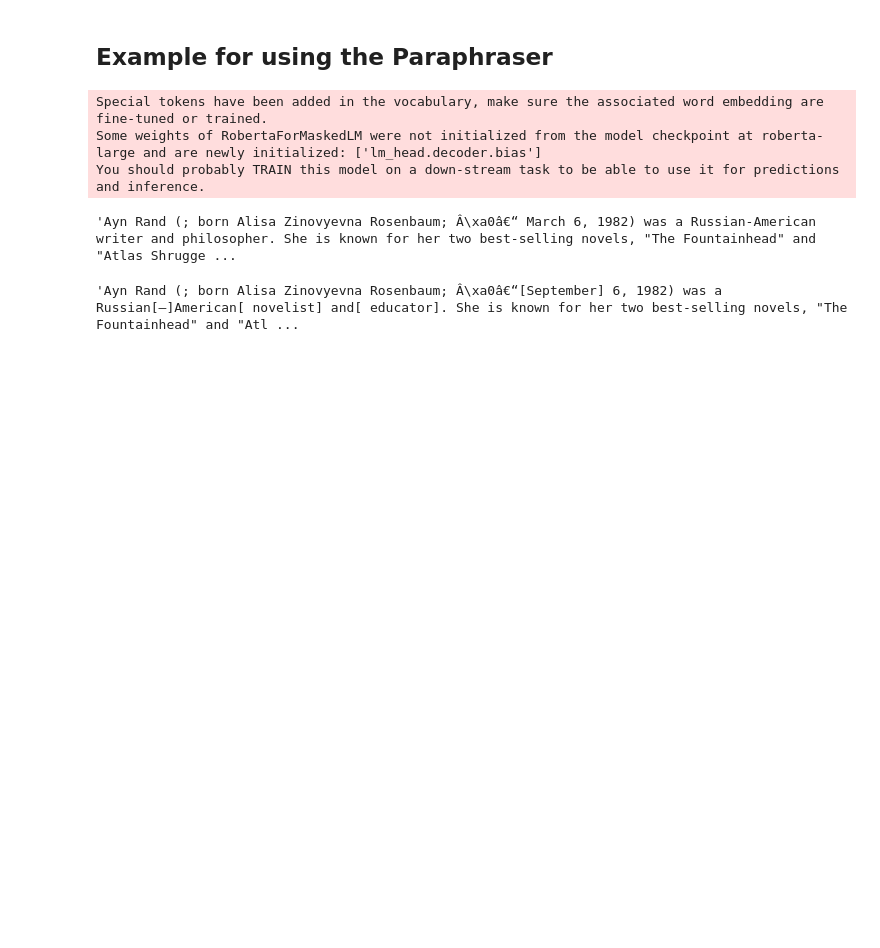
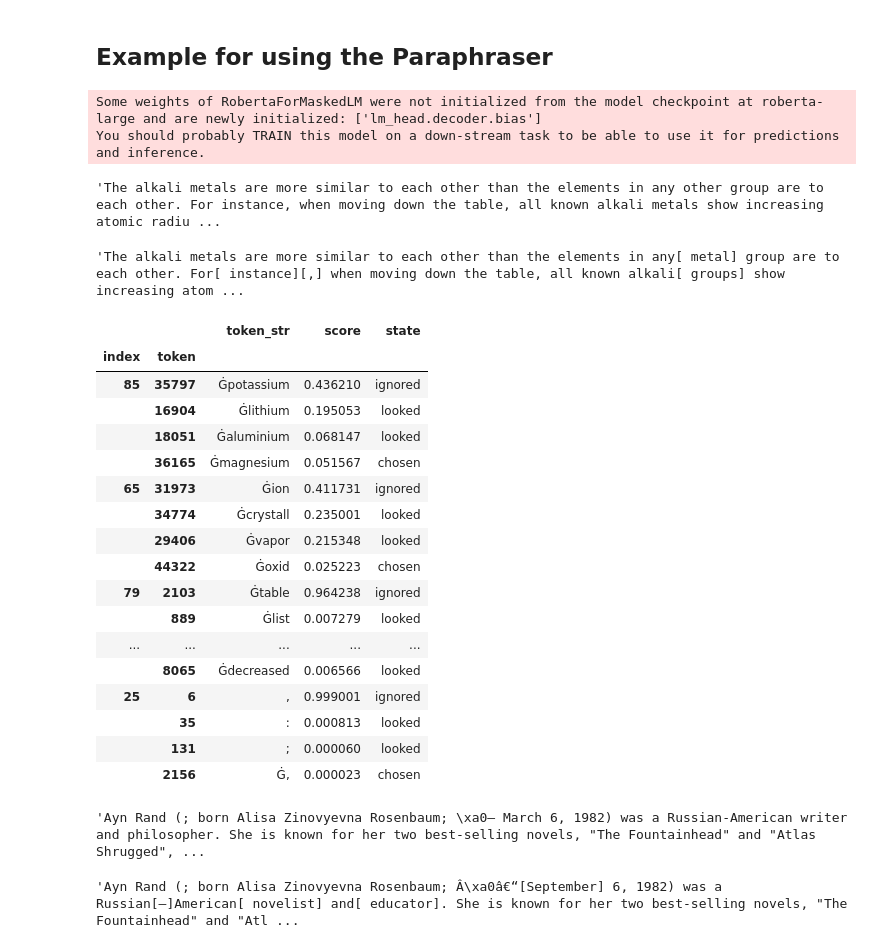
Before and after one commit to Thomas-Gottwald/Paraphraser, a Jupyter notebook: RoBERTa/paraphrase_notebook.ipynb, the cells around one changed output. Cells and saved outputs as stored; diff of their text form; code cells hidden in the pictures; blank space fills up the shorter version.

```diff
--- a/RoBERTa/paraphrase_notebook.ipynb
+++ b/RoBERTa/paraphrase_notebook.ipynb
@@ -9,20 +9,53 @@ from transformers import AutoTokenizer, AutoModelForMaskedLM
 tokenizer = AutoTokenizer.from_pretrained("roberta-large")
 model = AutoModelForMaskedLM.from_pretrained("roberta-large")
 model.resize_token_embeddings(len(tokenizer))
-unmasker = FillMaskPipeline(model=model, tokenizer=tokenizer, use_fast=True, device=-1)
+unmasker = FillMaskPipeline(model=model, tokenizer=tokenizer, device=0)
 # unmasker = pipeline('fill-mask', model='roberta-large')
 paraphraser = ppipe.ParaphrasePipeline(unmasker)
 # %% [output]
-Special tokens have been added in the vocabulary, make sure the associated word embedding are fine-tuned or trained.
 Some weights of RobertaForMaskedLM were not initialized from the model checkpoint at roberta-large and are newly initialized: ['lm_head.decoder.bias']
 You should probably TRAIN this model on a down-stream task to be able to use it for predictions and inference.
+# %%
+filename = r"./../data/wikipedia/og/666-ORIG-31.txt"
+with open(filename) as file:
+    originalText = file.read()
+originalText
+# %% [output]
+'The alkali metals are more similar to each other than the elements in any other group are to each other. For instance, when moving down the table, all known alkali metals show increasing atomic radiu ...
+# %%
+spun_text, df = paraphraser.parapherase(originalText, mask=0.1, range_replace=(1, 4), mark_replace=True, return_df=True)
+# %%
+spun_text
+# %% [output]
+'The alkali metals are more similar to each other than the elements in any[ metal] group are to each other. For[ instance][,] when moving down the table, all known alkali[ groups] show increasing atom ...
+# %%
+df
+# %% [output]
+|  |  | token_str | score | state |
+| index | token |  |  |  |
+| 85 | 35797 | Ġpotassium | 0.436210 | ignored |
+|  | 16904 | Ġlithium | 0.195053 | looked |
+|  | 18051 | Ġaluminium | 0.068147 | looked |
+|  | 36165 | Ġmagnesium | 0.051567 | chosen |
+| 65 | 31973 | Ġion | 0.411731 | ignored |
+|  | 34774 | Ġcrystall | 0.235001 | looked |
+|  | 29406 | Ġvapor | 0.215348 | looked |
+|  | 44322 | Ġoxid | 0.025223 | chosen |
+| 79 | 2103 | Ġtable | 0.964238 | ignored |
+|  | 889 | Ġlist | 0.007279 | looked |
+| ... | ... | ... | ... | ... |
+|  | 8065 | Ġdecreased | 0.006566 | looked |
+| 25 | 6 | , | 0.999001 | ignored |
+|  | 35 | : | 0.000813 | looked |
+|  | 131 | ; | 0.000060 | looked |
+|  | 2156 | Ġ, | 0.000023 | chosen |
 # %%
 filename = r"./../data/wikipedia/og/339-ORIG-2.txt"
 with open(filename) as file:
     originalText = file.read()
 originalText
 # %% [output]
-'Ayn Rand (; born Alisa Zinovyevna Rosenbaum; Â\xa0â€“ March 6, 1982) was a Russian-American writer and philosopher. She is known for her two best-selling novels, "The Fountainhead" and "Atlas Shrugge ...
+'Ayn Rand (; born Alisa Zinovyevna Rosenbaum; \xa0– March 6, 1982) was a Russian-American writer and philosopher. She is known for her two best-selling novels, "The Fountainhead" and "Atlas Shrugged", ...
 # %%
 spun_text, df = paraphraser.parapherase(originalText, mask=0.1, range_replace=(1, 4), mark_replace=True, return_df=True)
 # %%
```
Also changed, not shown: 1 other file.
